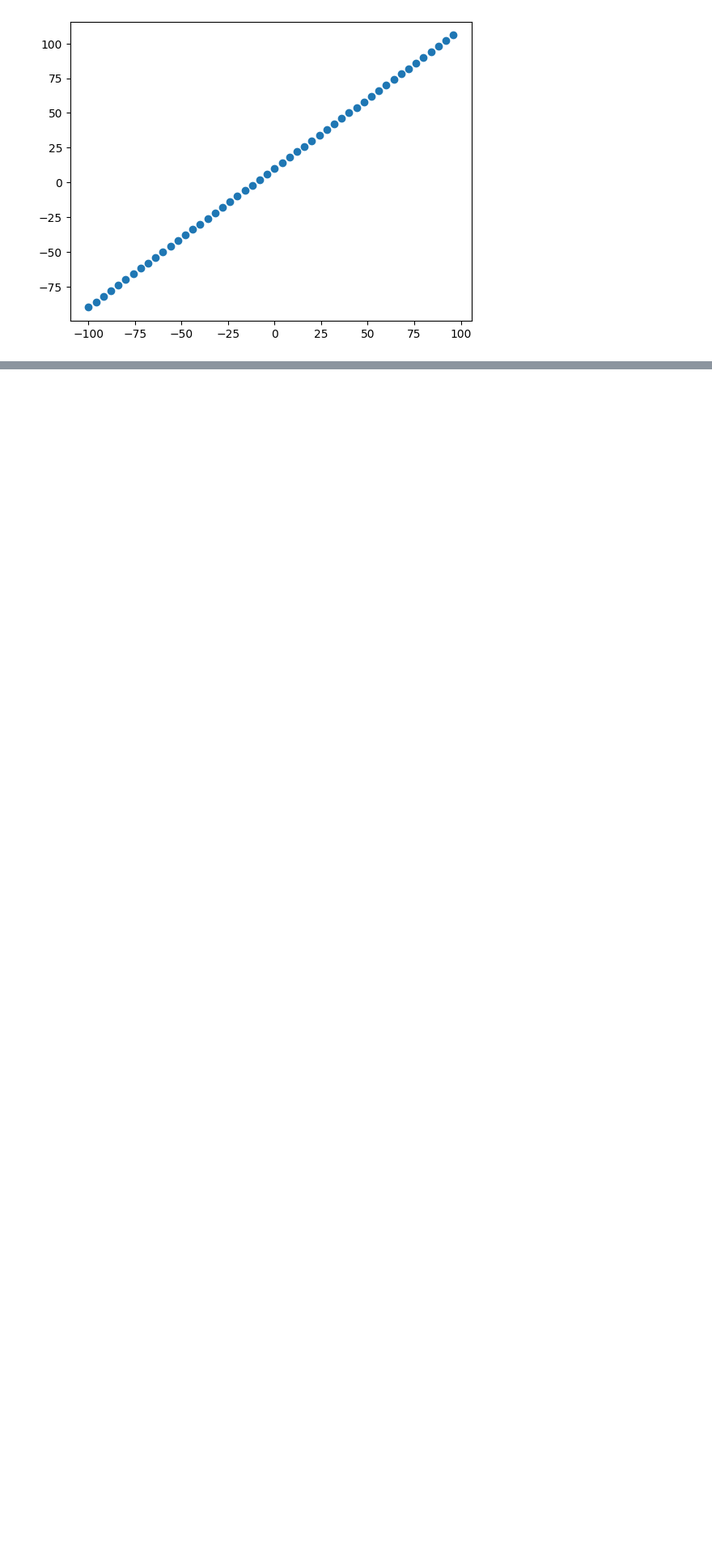
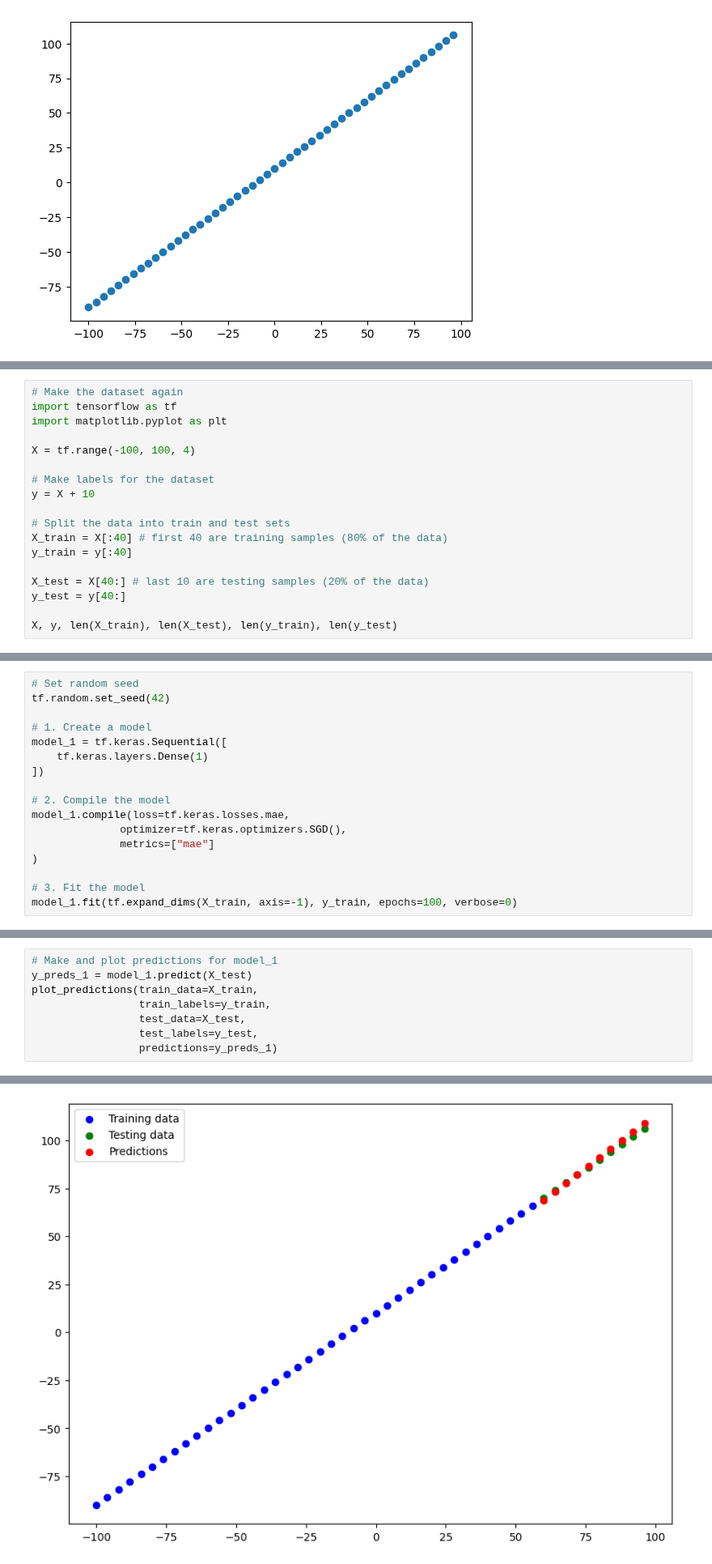
Before and after one commit to MahdadGhasemian/ai-lab, a Jupyter notebook: colab-notebooks/01_neural_network_regression_in_tensorflow.ipynb, the cells around one changed output, grey strips where cells are left out. Shown at 81% size. Cells and saved outputs as stored; diff of their text form; blank space fills up the shorter version.

```diff
--- a/colab-notebooks/01_neural_network_regression_in_tensorflow.ipynb
+++ b/colab-notebooks/01_neural_network_regression_in_tensorflow.ipynb
@@ -295,0 +473,18 @@ plt.scatter(X, y)
+# %%
+# Make the dataset again
+import tensorflow as tf
+import matplotlib.pyplot as plt
+
+X = tf.range(-100, 100, 4)
+
+# Make labels for the dataset
+y = X + 10
+
+# Split the data into train and test sets
+X_train = X[:40] # first 40 are training samples (80% of the data)
+y_train = y[:40]
+
+X_test = X[40:] # last 10 are testing samples (20% of the data)
+y_test = y[40:]
+
+X, y, len(X_train), len(X_test), len(y_train), len(y_test)
@@ -295,0 +510,17 @@ plt.scatter(X, y)
+# %%
+# Set random seed
+tf.random.set_seed(42)
+
+# 1. Create a model
+model_1 = tf.keras.Sequential([
+    tf.keras.layers.Dense(1)
+])
+
+# 2. Compile the model
+model_1.compile(loss=tf.keras.losses.mae,
+              optimizer=tf.keras.optimizers.SGD(),
+              metrics=["mae"]
+)
+
+# 3. Fit the model
+model_1.fit(tf.expand_dims(X_train, axis=-1), y_train, epochs=100, verbose=0)
@@ -295,0 +529,9 @@ plt.scatter(X, y)
+# %%
+# Make and plot predictions for model_1
+y_preds_1 = model_1.predict(X_test)
+plot_predictions(train_data=X_train,
+                 train_labels=y_train,
+                 test_data=X_test,
+                 test_labels=y_test,
+                 predictions=y_preds_1)
+# %% [output]
@@ -295,0 +540 @@ plt.scatter(X, y)
+[figure, added]
```
Also changed, not shown: parts of 37 cells of this notebook.
